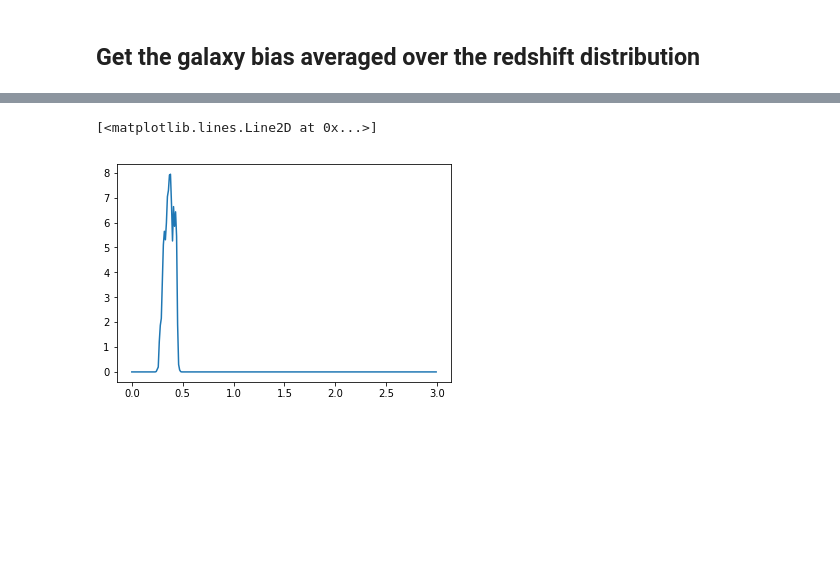
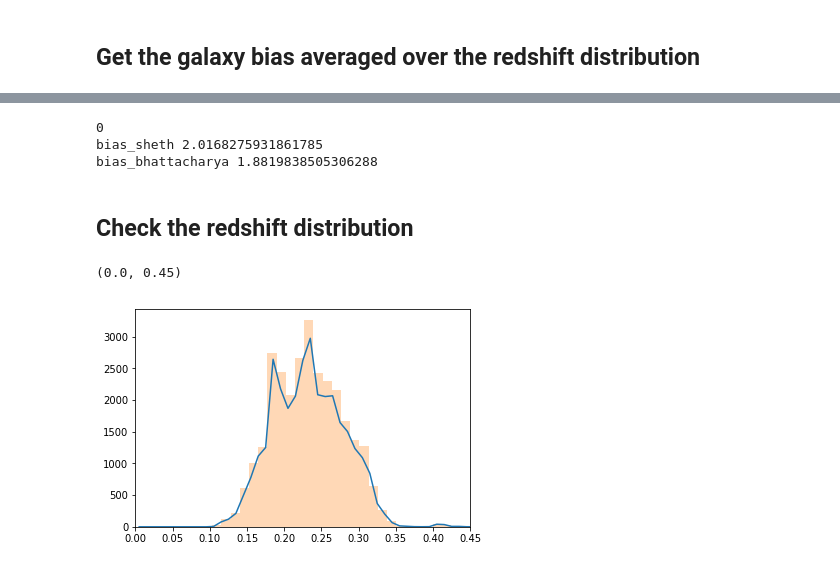
Before and after one commit to LSSTDESC/txpipe-cosmodc2, a Jupyter notebook: notebooks/GalaxyBias.ipynb, the cells around one changed output, grey strips where cells are left out. Drawn from its saved outputs; the diff is of its cells as text; code cells hidden in the pictures; blank space fills up the shorter version.

```diff
--- a/notebooks/GalaxyBias.ipynb
+++ b/notebooks/GalaxyBias.ipynb
@@ -658,5 +701,0 @@ bgal_avg_hod(zl, nzs[1])
-# %%
-plt.plot(zl, nzs[1])
-# %% [output]
-[<matplotlib.lines.Line2D at 0x...>]
-[figure, removed]
@@ -671,0 +702,29 @@ Log(Mmin) = 12.27, sigma_logM = 0.55, fcen = 0.47, Log(M1) = 13.22, alpha = 1.09
+# %%
+indexes = {'bin1': 0, 'bin2': 1, 'bin3': 2, 'bin4': 3, 'bin5': 4}
+print(indexes[zbin])
+m_arr = np.geomspace(halo_mass_all.min(),halo_mass_all.max(),128)
+#m_arr = np.geomspace(10**9,10**16,252)
+hmf = ccl.halos.hmfunc.MassFuncSheth99(cosmo, mass_def=None, mass_def_strict=True, use_delta_c_fit=False)
+
+hbias = ccl.halos.hbias.HaloBiasSheth01(cosmo, mass_def=None, mass_def_strict=True) #fof masses will be used by default
+bias_sheth = bgal_avg_hod(zl+(zl[2]-zl[1])/2., nzs[indexes[zbin]], m_arr, halo_bias=hbias, hmf=hmf)
+print('bias_sheth', bias_sheth/0.7580968784936416)
+
+hbias = ccl.halos.hbias.HaloBiasBhattacharya11(cosmo, mass_def=None, mass_def_strict=True)#fof masses will be used by default
+bias_bhattacharya = bgal_avg_hod(zl+(zl[2]-zl[1])/2., nzs[indexes[zbin]], m_arr, halo_bias=hbias, hmf=hmf)
+print('bias_bhattacharya', bias_bhattacharya/0.6915813923549738)
+# %% [output]
+0
+bias_sheth 2.0168275931861785
+bias_bhattacharya 1.8819838505306288
+# %% [markdown]
+## Check the redshift distribution
+# %%
+# Nz is half a bin off
+plt.plot(zl+(zl[2]-zl[1])/2, 1.1*nzs[indexes[zbin]]*len(redshift_all)*(zl[2]-zl[1]))
+#plt.hist(halo_cat['redshift'], alpha = 0.3, bins = 30)
+plt.hist(redshift_all, alpha = 0.3, bins = 28)
+plt.xlim(zmin, zmax)
+# %% [output]
+(0.0, 0.45)
+[figure, added]
```
Also changed, not shown: parts of 71 cells of this notebook, 5 other files.
